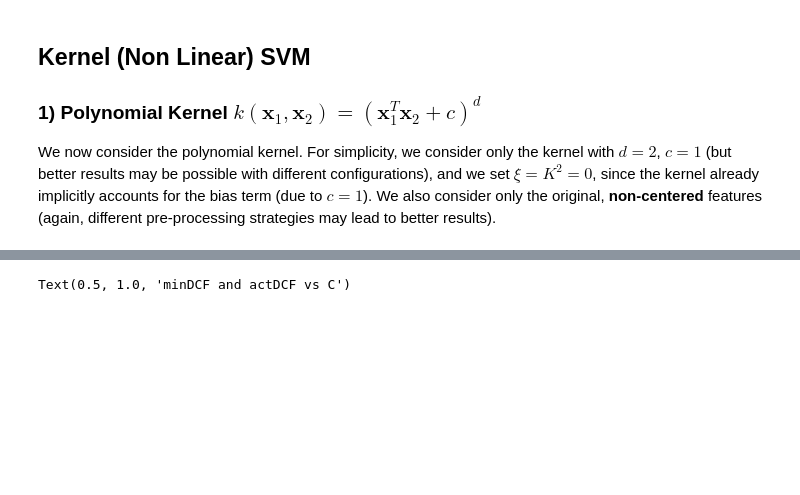
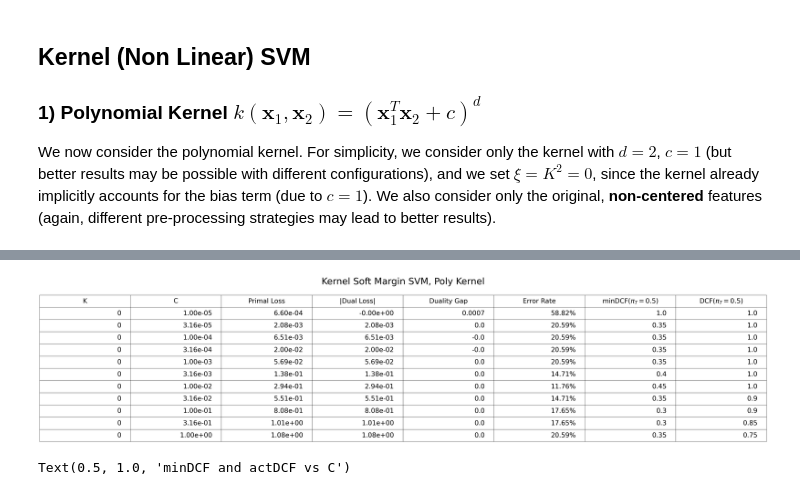
Before and after one commit to RiccardoRevalor/Fingerprint_Spoofing_Detection, a Jupyter notebook: 4_SVM.ipynb, the cells around one changed output, grey strips where cells are left out. Saved outputs shown, nothing was run; the diff lists cells and outputs as text; code cells hidden in the pictures; blank space fills up the shorter version.

```diff
--- a/4_SVM.ipynb
+++ b/4_SVM.ipynb
@@ -168,6 +167,6 @@ primal_loss_table, dual_loss_table, dualitygap_table = unpacked_results
 
 table_data = []
 for i in range(len(K_table)):
-    table_data.append([K_table[i], C_table[i], f"{primal_loss_table[i]:.6e}", f"{-dual_loss_table[i]:.6e}", round(dualitygap_table[i], 4), f"{errorRate_table[i] * 100:.2f}%", round(minDCF_table[i], 4), round(DCFs_table[i], 4)])
+    table_data.append([K_table[i], f"{C_table[i]:.2e}", f"{primal_loss_table[i]:.2e}", f"{-dual_loss_table[i]:.2e}", round(dualitygap_table[i], 4), f"{errorRate_table[i] * 100:.2f}%", round(minDCF_table[i], 4), round(DCFs_table[i], 4)])
 # %% [output]
 [Parallel(n_jobs=-1)]: Using backend LokyBackend with 16 concurrent workers.
@@ -180,3 +179,15 @@ for i in range(len(K_table)):
+# %%
+fig, ax = plt.subplots()
+ax.axis('tight')
+ax.axis('off')
+table = ax.table(cellText=table_data, colLabels=['K', 'C', 'Primal Loss', '|Dual Loss|', 'Duality Gap', 'Error Rate', 'minDCF($\pi_T = 0.5$)', 'DCF($\pi_T = 0.5$)'], loc='center')
+table.auto_set_font_size(False)
+table.set_fontsize(32)
+table.scale(10, 5)
+plt.title('Kernel Soft Margin SVM, Poly Kernel', fontsize=45, pad=280)
+plt.show()
+# %% [output]
+[figure, added]
 # %%
 
 #plot minDCF, actDCF vs C
```
Also changed, not shown: parts of 6 cells of this notebook, 1 other file.
